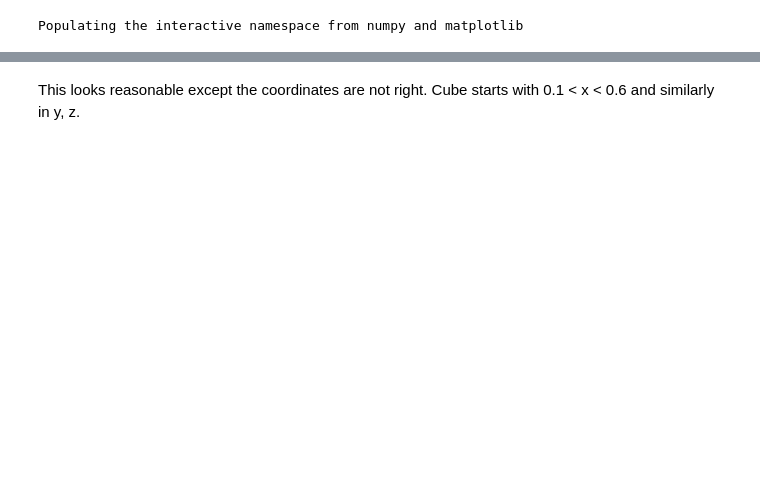
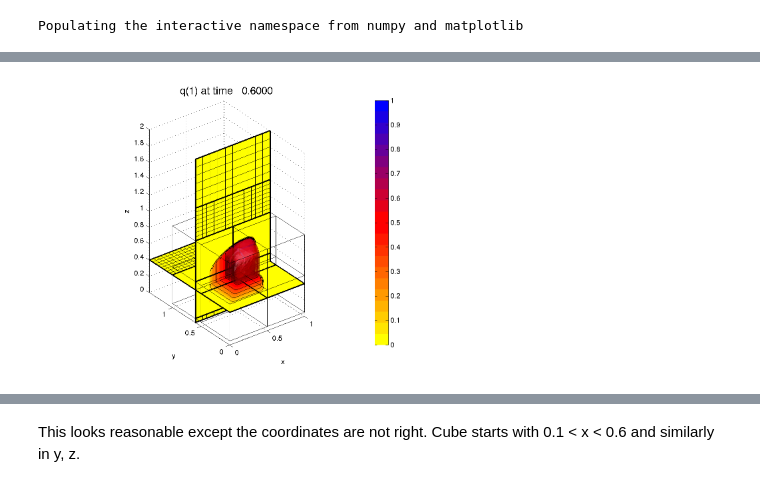
Before and after one commit to clawpack/yt_tests, a Jupyter notebook: burgers_3d_cubedata/yt_plots.ipynb, the cells around one changed output, grey strips where cells are left out. Saved outputs shown, nothing was run; the diff lists cells and outputs as text; code cells hidden in the pictures; blank space fills up the shorter version.

```diff
--- a/burgers_3d_cubedata/yt_plots.ipynb
+++ b/burgers_3d_cubedata/yt_plots.ipynb
@@ -13 +21,5 @@ from IPython.display import Image
+# %%
+Image('frame3.png', width=400)
+# %% [output]
+[figure, added]
 # %%
```
Also changed, not shown: parts of 14 cells of this notebook.
